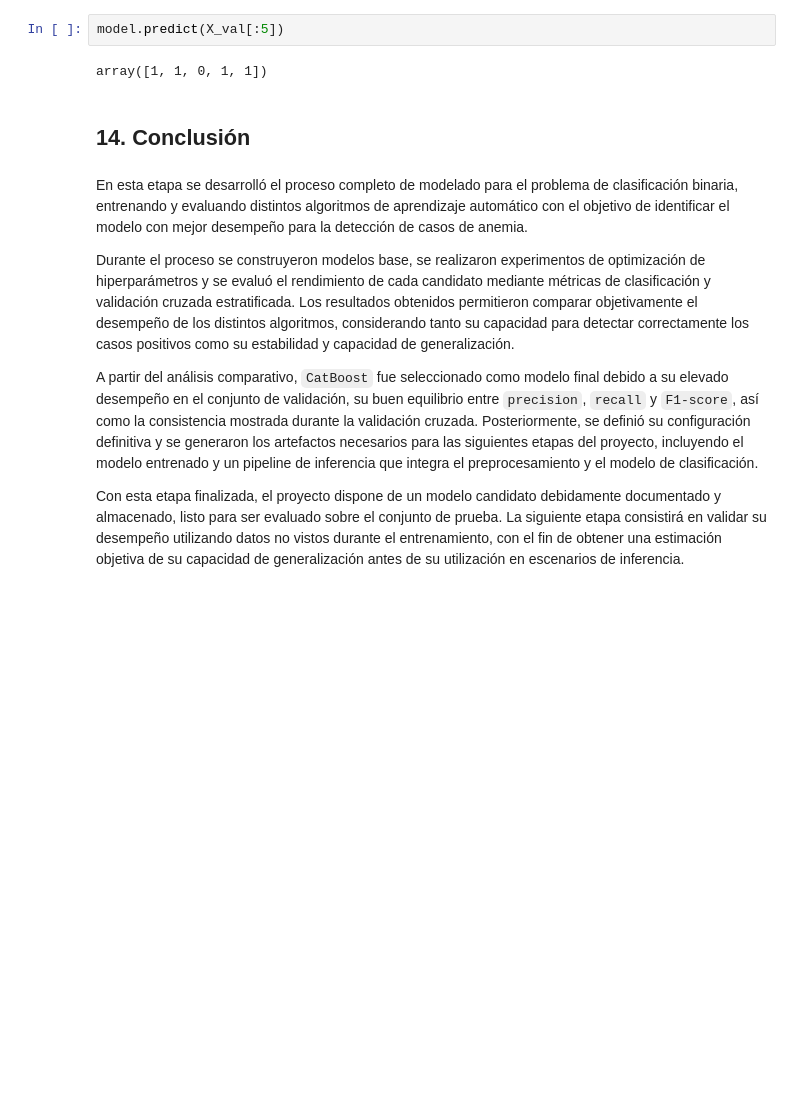
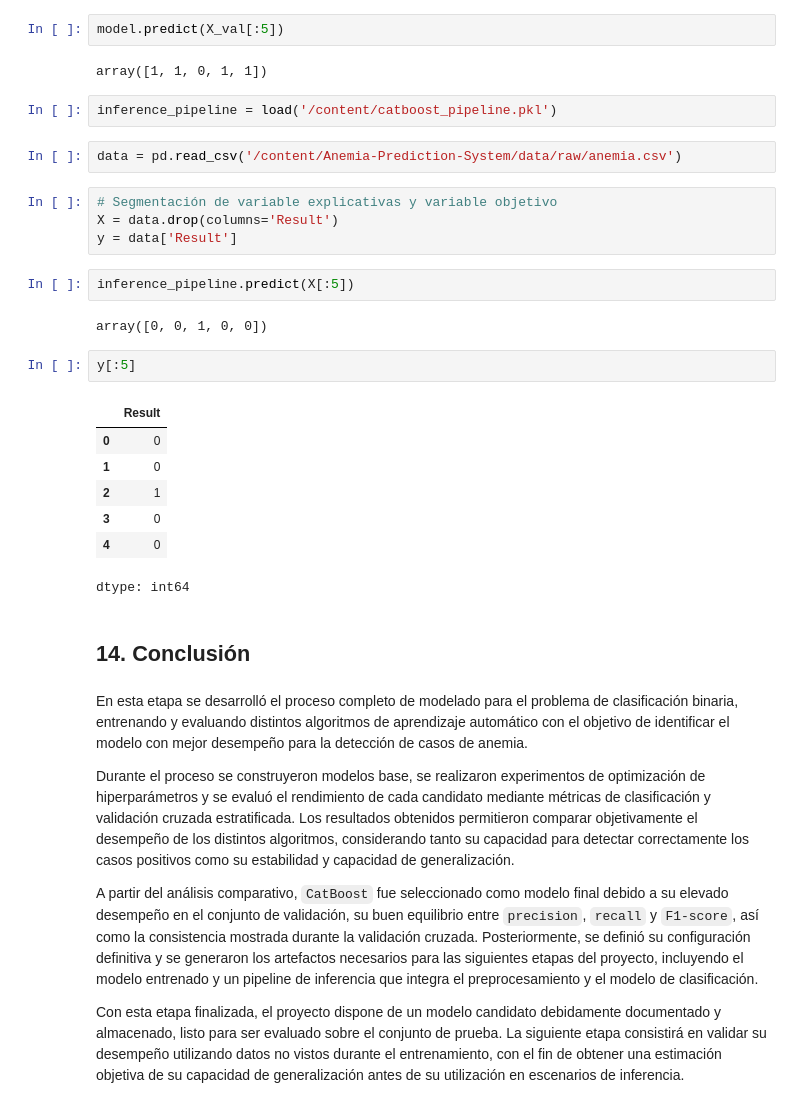
Before and after one commit to ezeperezds/Anemia-Prediction-System, a Jupyter notebook: notebooks/03_modeling.ipynb, the cells around one changed output. Drawn from its saved outputs; the diff is of its cells as text; blank space fills up the shorter version.

Commit message:
feat: finalize end-to-end model pipeline

```diff
--- a/notebooks/03_modeling.ipynb
+++ b/notebooks/03_modeling.ipynb
@@ -1940,6 +1938,28 @@ print(type(model))
 model.predict(X_val[:5])
 # %% [output]
 array([1, 1, 0, 1, 1])
+# %%
+inference_pipeline = load('/content/catboost_pipeline.pkl')
+# %%
+data = pd.read_csv('/content/Anemia-Prediction-System/data/raw/anemia.csv')
+# %%
+# Segmentación de variable explicativas y variable objetivo
+X = data.drop(columns='Result')
+y = data['Result']
+# %%
+inference_pipeline.predict(X[:5])
+# %% [output]
+array([0, 0, 1, 0, 0])
+# %%
+y[:5]
+# %% [output]
+|  | Result |
+| 0 | 0 |
+| 1 | 0 |
+| 2 | 1 |
+| 3 | 0 |
+| 4 | 0 |
+dtype: int64
 # %% [markdown]
 ## 14. Conclusión
 # %% [markdown]
```
Also changed, not shown: parts of 6 cells of this notebook, 1 other file.
